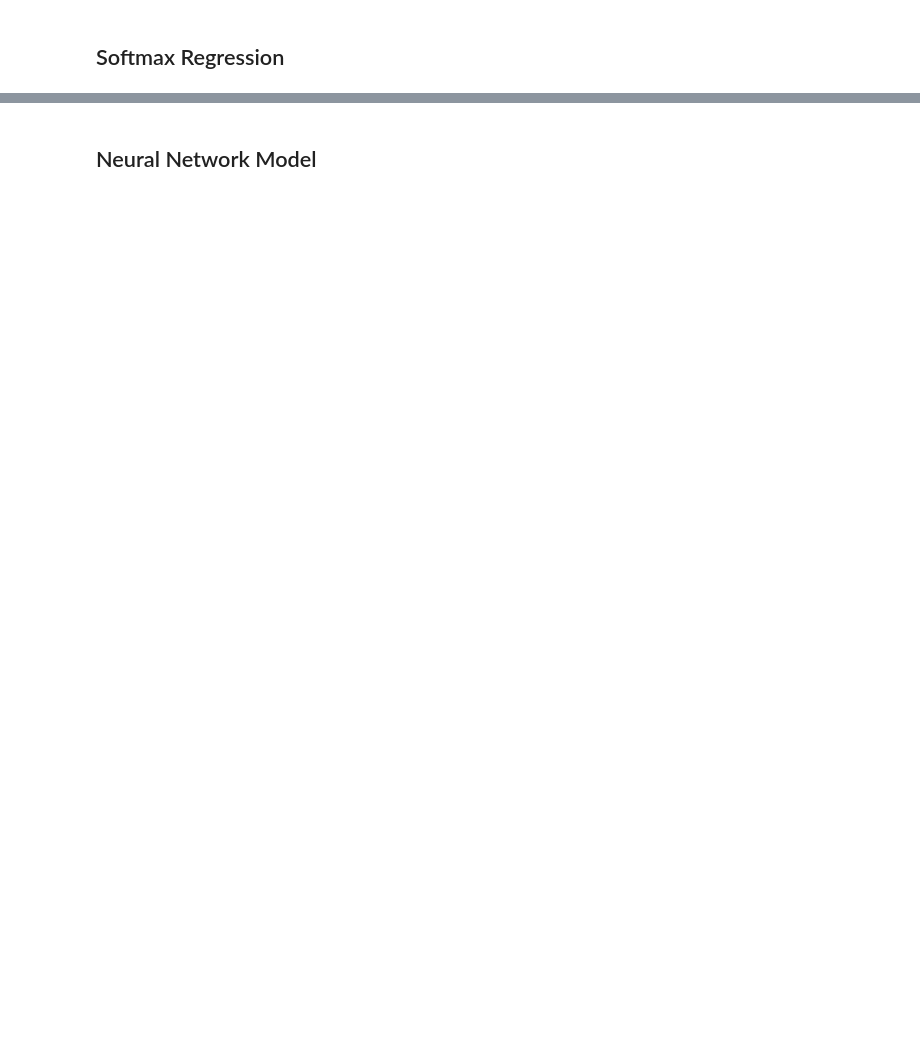
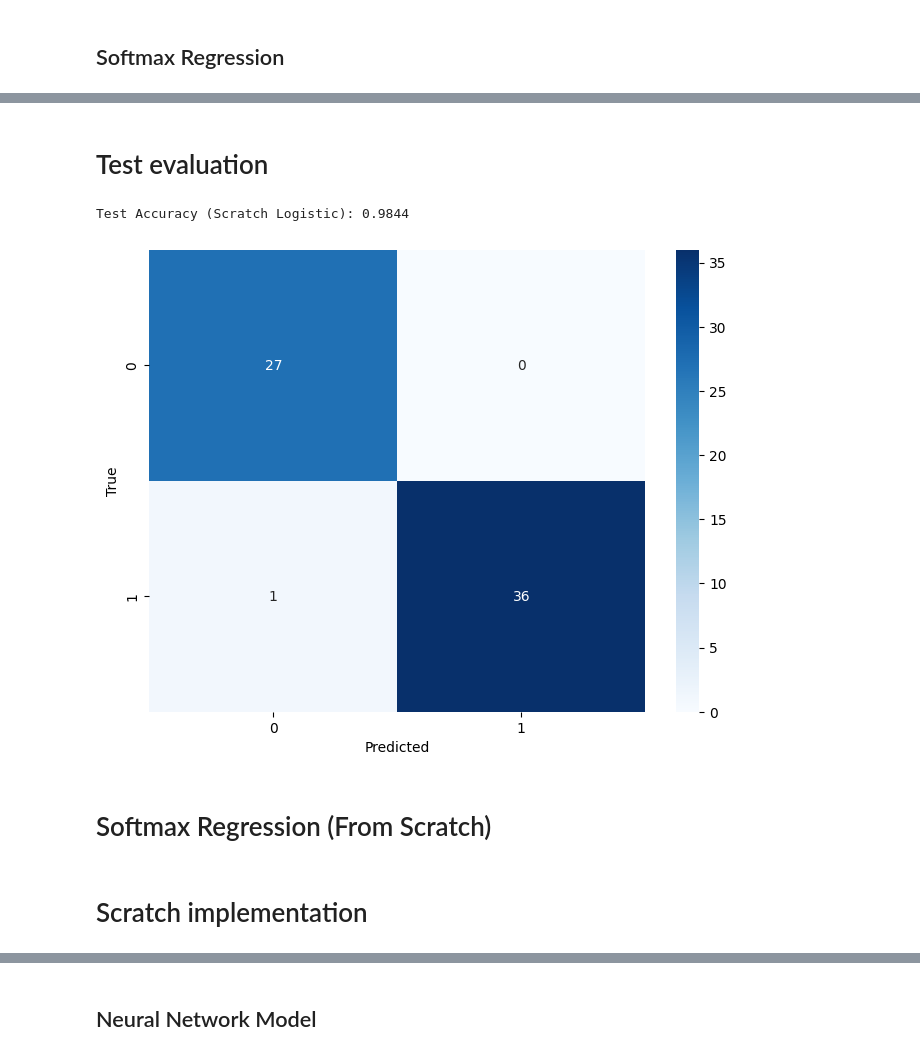
Before and after one commit to habibaelghazouly/ML-projects, a Jupyter notebook: MNIST/main_notebook_merged.ipynb, the cells around one changed output, grey strips where cells are left out. Cells and saved outputs as stored; diff of their text form; code cells hidden in the pictures; blank space fills up the shorter version.

```diff
--- a/MNIST/main_notebook_merged.ipynb
+++ b/MNIST/main_notebook_merged.ipynb
@@ -150,0 +240,18 @@ for i in range(10):
+# %% [markdown]
+# Test evaluation
+# %%
+X_test, y_test = next(iter(test_loader_bin))
+y_pred = log_scratch.predict(X_test)
+acc = (y_pred == y_test).float().mean().item()
+print(f"Test Accuracy (Scratch Logistic): {acc:.4f}")
+cm = torch.zeros((2,2), dtype=torch.int64)
+for t, p in zip(y_test, y_pred):
+    cm[t.long(), p.long()] += 1
+print_confusion_matrix(cm.numpy(), classes=["0", "1"])
+# %% [output]
+Test Accuracy (Scratch Logistic): 0.9844
+[figure, added]
+# %% [markdown]
+# Softmax Regression (From Scratch)
+# %% [markdown]
+# Scratch implementation
```
Also changed, not shown: parts of 38 cells of this notebook, 3 other files.
